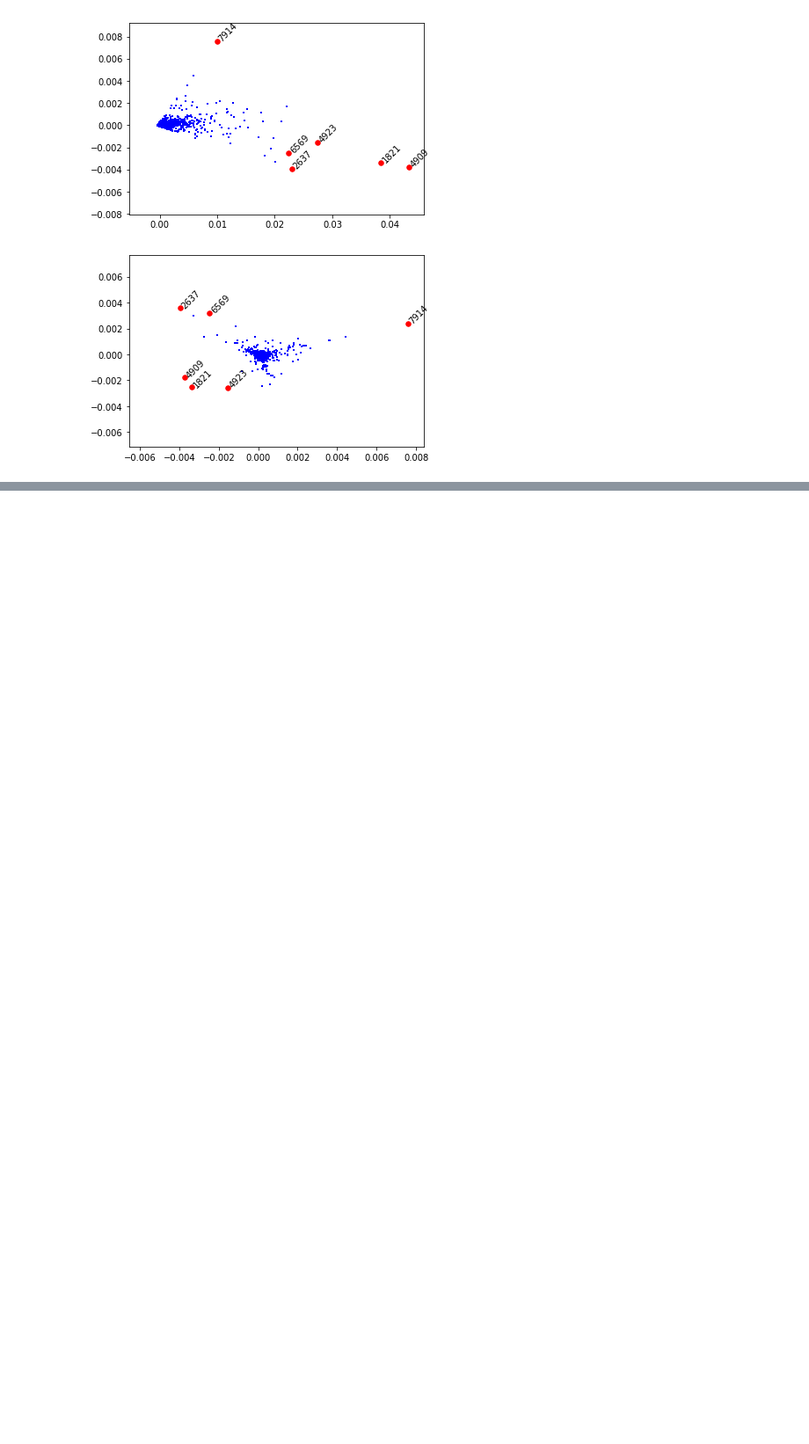
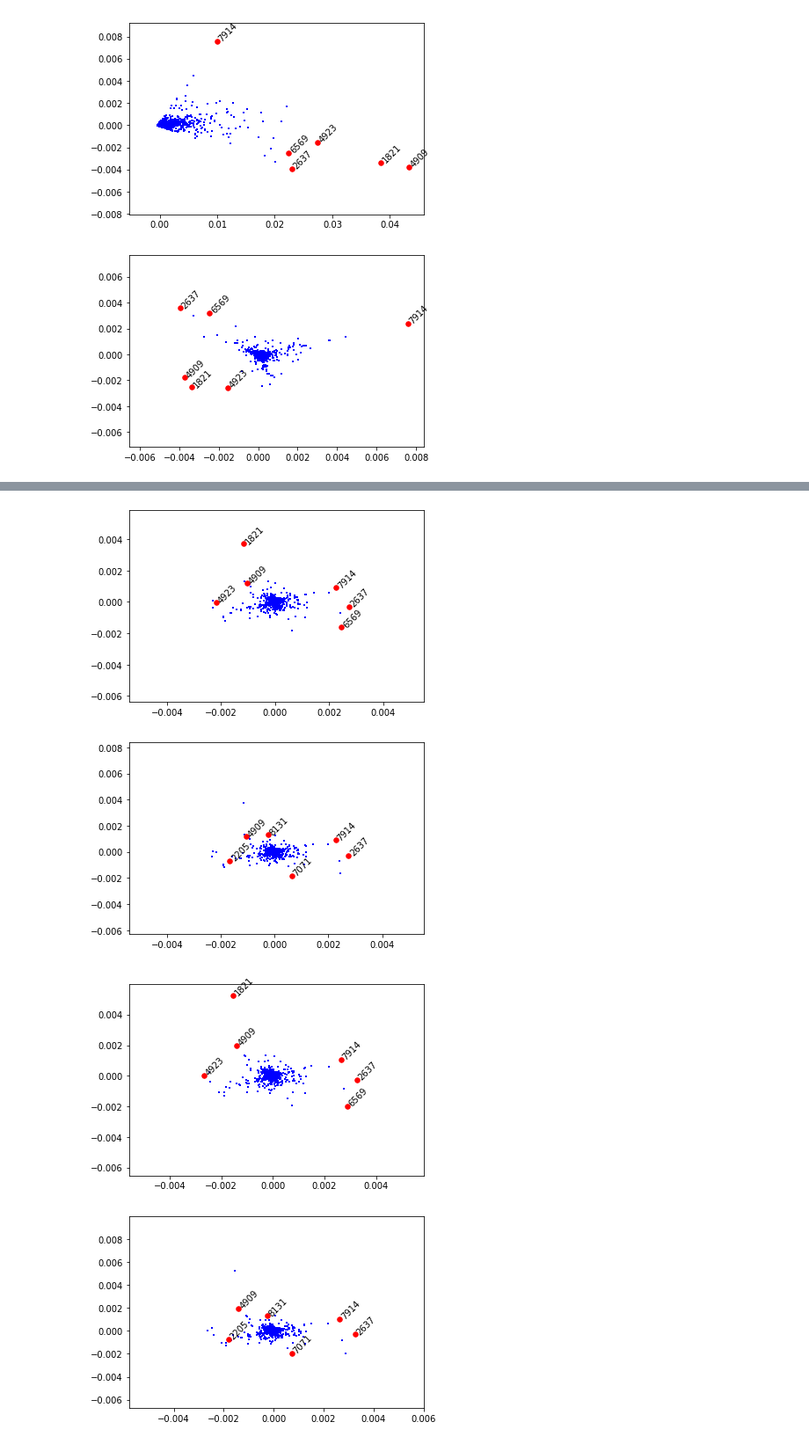
Before and after one commit to zihao12/pyJSMF-RAW, a Jupyter notebook: experiments/Cbar.ipynb, the cells around one changed output, grey strips where cells are left out. Shown at 88% size. Drawn from its saved outputs; the diff is of its cells as text; code cells hidden in the pictures; blank space fills up the shorter version.

```diff
--- a/experiments/Cbar.ipynb
+++ b/experiments/Cbar.ipynb
@@ -146,2 +155,14 @@ S0
 array([4909, 7914, 2637, 7071, 2205, 8131])
+# %%
+which_dim = [2, 3]
+vis_extremal_pca(Ctrue_pj, S, which_dim, annotate=True, fontsize=10)
+vis_extremal_pca(Ctrue_pj, S0,which_dim, annotate=True, fontsize=10)
+
+vis_extremal_pca(Cbar_pj_true, S, which_dim, annotate=True, fontsize=10)
+vis_extremal_pca(Cbar_pj_true, S0, which_dim, annotate=True, fontsize=10)
+# %% [output]
+[figure, added]
+[figure, added]
+[figure, added]
+[figure, added]
 # %%
```
Also changed, not shown: parts of 14 cells of this notebook.
